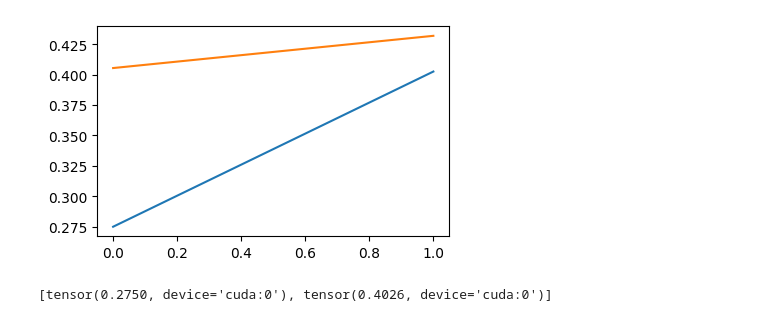
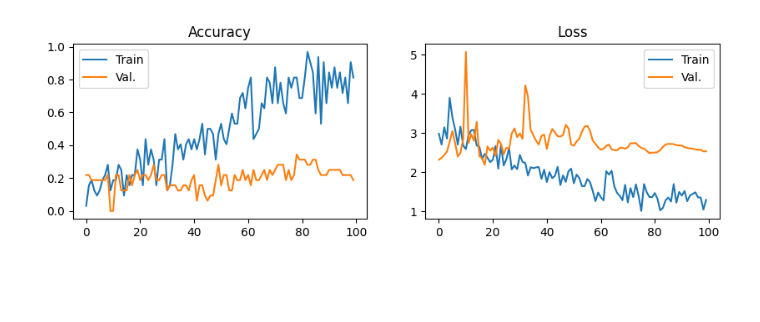
Before and after one commit to deepsleepofelectricsheep/deeplearning-worksamples, a Jupyter notebook: galaxy_classifier/debug.ipynb, the cells around one changed output. Saved outputs shown, nothing was run; the diff lists cells and outputs as text; code cells hidden in the pictures; blank space fills up the shorter version.

Commit message:
added cosine annealing, warmup, and mixup augmentation

```diff
--- a/galaxy_classifier/debug.ipynb
+++ b/galaxy_classifier/debug.ipynb
@@ -42,14 +42,19 @@ model = coatnet.CoAtNet(
     block_types=args["block_types"]
 )
 
-# Define optimizer, scheduler and loss
-max_epochs = 100 # total number of epochs to train the model
-n_epochs = 2 # number of epochs to train the model in this cycle
-optimizer = optim.AdamW(model.parameters(), lr=1e-3)
-scheduler = lr_scheduler.CosineAnnealingLR(optimizer, T_max=max_epochs, eta_min=1e-5)
+# Define optimizer and loss
+optimizer = optim.AdamW(model.parameters(), lr=1e-3, weight_decay=0.01)
 loss_fn = nn.CrossEntropyLoss(label_smoothing=0.1)
 
+# Define sequential scheduler for linear warmup over 10 epochs
+# and cosine decay over 90 epochs
+lr_lambda = lambda epoch: (epoch + 1) / 10
+warmup_scheduler = lr_scheduler.LambdaLR(optimizer, lr_lambda=lr_lambda)
+decay_scheduler = lr_scheduler.CosineAnnealingLR(optimizer, T_max=90, eta_min=1e-5)
+scheduler = lr_scheduler.SequentialLR(optimizer, schedulers=[warmup_scheduler, decay_scheduler], milestones=[10])
+
 # Train model
+n_epochs = 100
 history = train.train(
     model=model,
     data_loaders=data_loaders,
@@ -68,19 +102,21 @@ Epoch [2/2]: Val Loss = 1.7196; Val Acc. = 0.4320
 # %%
 import matplotlib.pyplot as plt
 
 
 plt.figure(figsize=(10, 6))
 plt.subplot(2, 2, 1)
-plt.plot([i.item() for i in history["train_accuracy"]])
-plt.plot([i.item() for i in history["val_accuracy"]])
-
+plt.plot(history["train_accuracy"], label="Train")
+plt.plot(history["val_accuracy"], label="Val.")
+plt.legend()
+plt.title("Accuracy")
+plt.subplot(2, 2, 2)
+plt.plot(history["train_loss"], label="Train")
+plt.plot(history["val_loss"], label="Val.")
+plt.legend()
+plt.title("Loss")
 plt.show()
 # %% [output]
-[figure, old version]
+[figure, new version]
-# %%
-history["train_accuracy"]
-# %% [output]
-[tensor(0.2750, device='cuda:0'), tensor(0.4026, device='cuda:0')]
 # %%
 import torch
 
```
Also changed, not shown: parts of 4 cells of this notebook, 2 other files.
